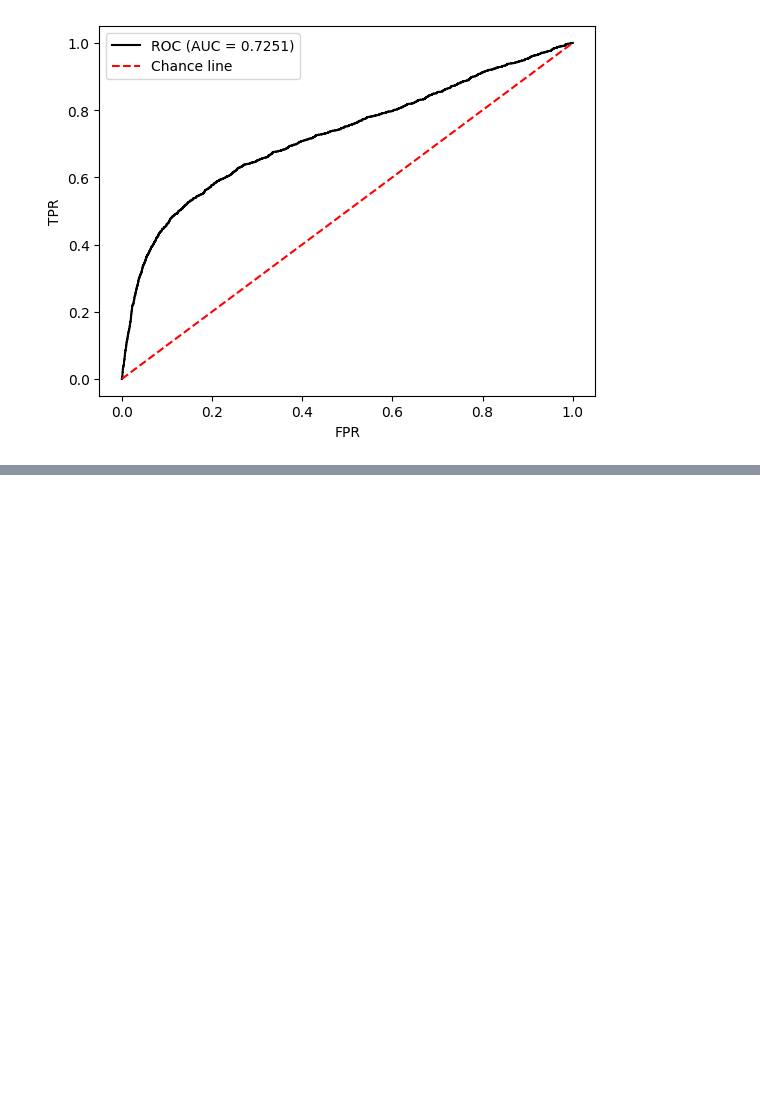
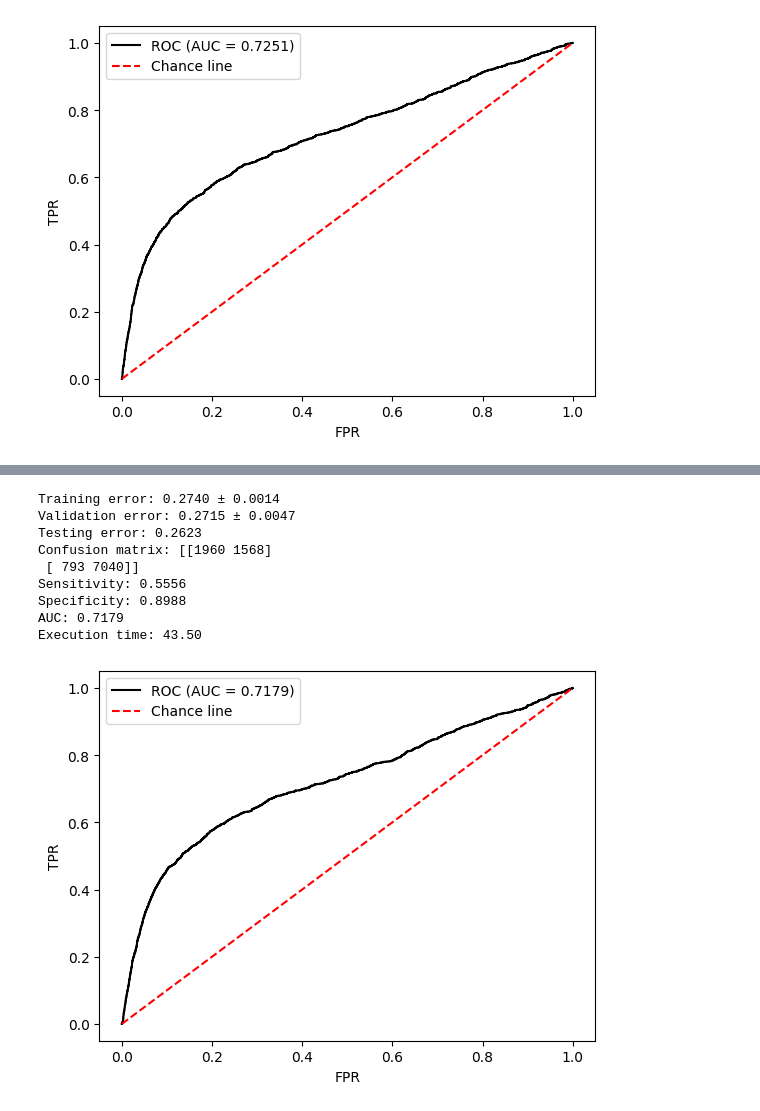
Before and after one commit to gbragafibra/RP_project, a Jupyter notebook: Tests4.ipynb, the cells around one changed output, grey strips where cells are left out. Cells and saved outputs as stored; diff of their text form; code cells hidden in the pictures; blank space fills up the shorter version.

```diff
--- a/Tests4.ipynb
+++ b/Tests4.ipynb
@@ -50,0 +65,14 @@ Execution time: 9.57
+# %%
+run(LDA(redundancy_check(features, 0.95, labels), labels), labels, 10, 0.7, 0.15, classifier = "euclidean", testing=True,
+   plot = True)
+# %% [output]
+Training error: 0.2740 ± 0.0014
+Validation error: 0.2715 ± 0.0047
+Testing error: 0.2623
+Confusion matrix: [[1960 1568]
+ [ 793 7040]]
+Sensitivity: 0.5556
+Specificity: 0.8988
+AUC: 0.7179
+Execution time: 43.50
+[figure, added]
```
Also changed, not shown: parts of 1 cell of this notebook.
